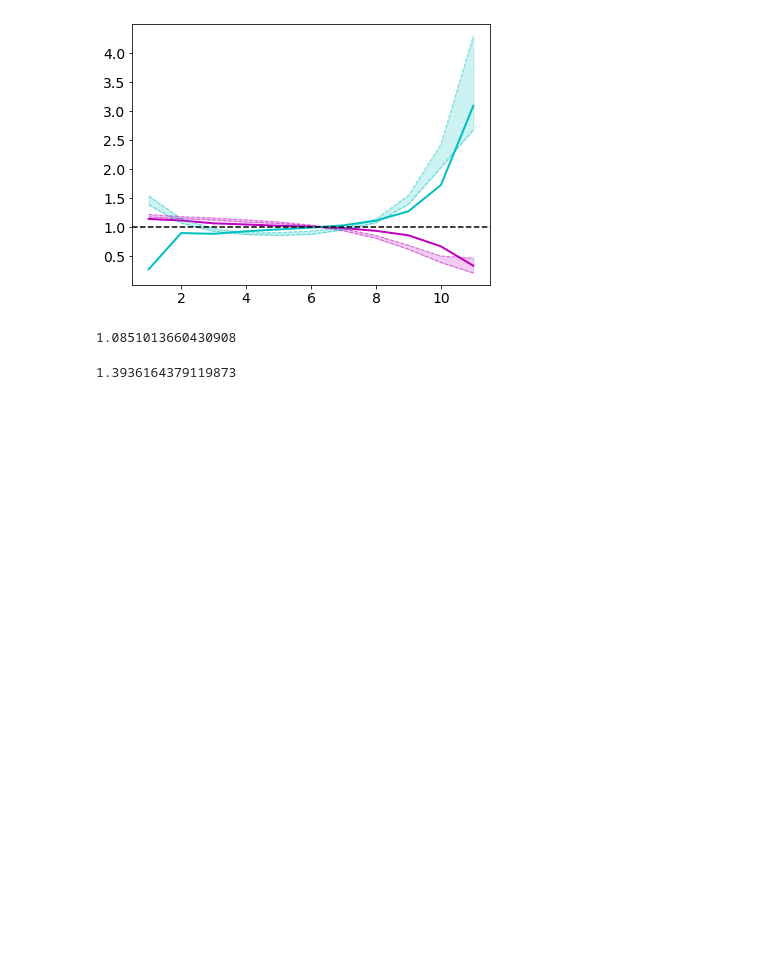
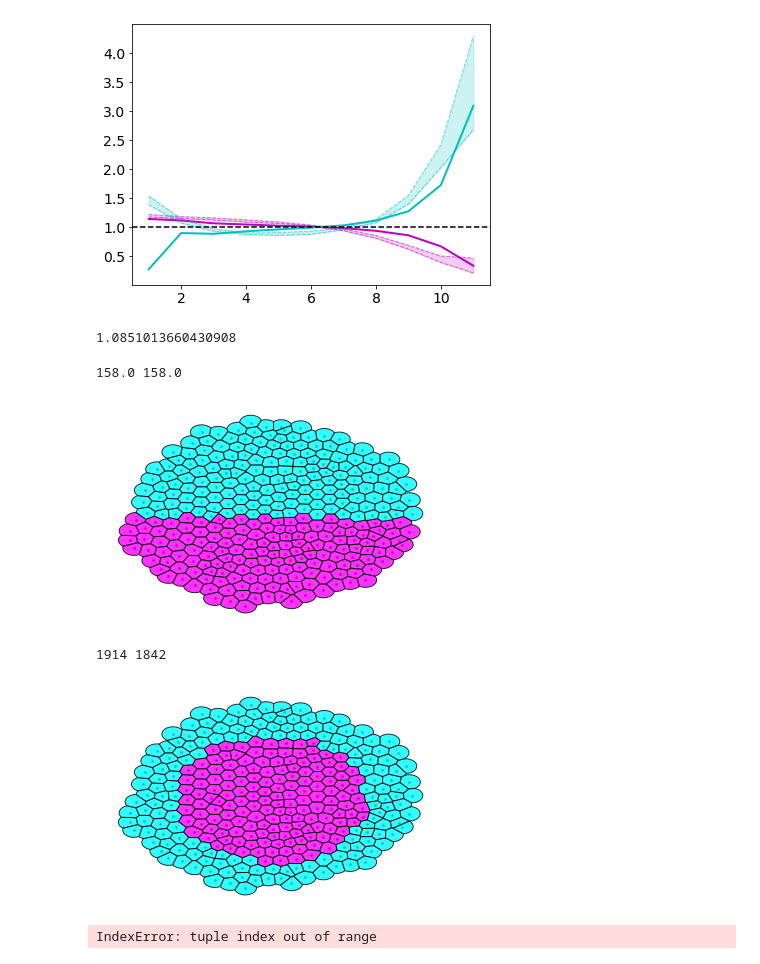
Before and after one commit to SchardtS/Cell-Differentiation, a Jupyter notebook: Testing Ground.ipynb, the cells around one changed output. Saved outputs shown, nothing was run; the diff lists cells and outputs as text; code cells hidden in the pictures; blank space fills up the shorter version.

```diff
--- a/Testing Ground.ipynb
+++ b/Testing Ground.ipynb
@@ -1471,15 +1471,52 @@ toc = time()
 print(toc-tic)
 # %% [output]
 1.0851013660430908
-# %%
-from time import time
-
-tic = time()
-for i in range(2000):
-    for j in range(6000):
-        x = i+j
-
-toc = time()
-print(toc-tic)
-# %% [output]
-1.3936164379119873
+# %%
+import numpy as np
+import pandas as pd
+from FVmesh import initializeFVmesh
+import matplotlib.pyplot as plt
+
+Pos = np.array(pd.read_csv('testOrganoid_large.csv'))
+Radius = np.ones(len(Pos))*1.1
+FVmesh = initializeFVmesh(Pos, Radius=Radius)
+
+F1 = np.zeros(len(Pos))
+F2 = np.zeros(len(Pos))
+
+F1[Pos[:,1] < 0] = 1
+F2[Pos[:,0]**2 + Pos[:,1]**2 < 9.45**2] = 1
+
+print(sum(F1), sum(F2))
+FVmesh.plot(F1)
+plt.show()
+FVmesh.plot(F2)
+
+def energy(F, FVmesh):
+    E = 0
+    for i in range(len(F)):
+        neighbors = np.where(FVmesh.GraphDist[:,i] == 1)
+        for j in neighbors[0]:
+            if F[i] == 0 and F[j] == 0:
+                E += 2
+            if F[i] == 1 and F[j] == 1:
+                E += 0
+            if F[i] == 1 and F[j] == 0:
+                E += 1
+            if F[i] == 0 and F[j] == 1:
+                E += 1
+
+    return E
+
+E1 = energy(F1, FVmesh)
+E2 = energy(F2, FVmesh)
+print(E1, E2)
+# %% [output]
+158.0 158.0
+[figure, added]
+1914 1842
+[figure, added]
+# %%
+neighbors = np.where(FVmesh.GraphDist[:,0] == 1)
+# %% [output]
+IndexError: tuple index out of range
```
Also changed, not shown: 7 other files.
